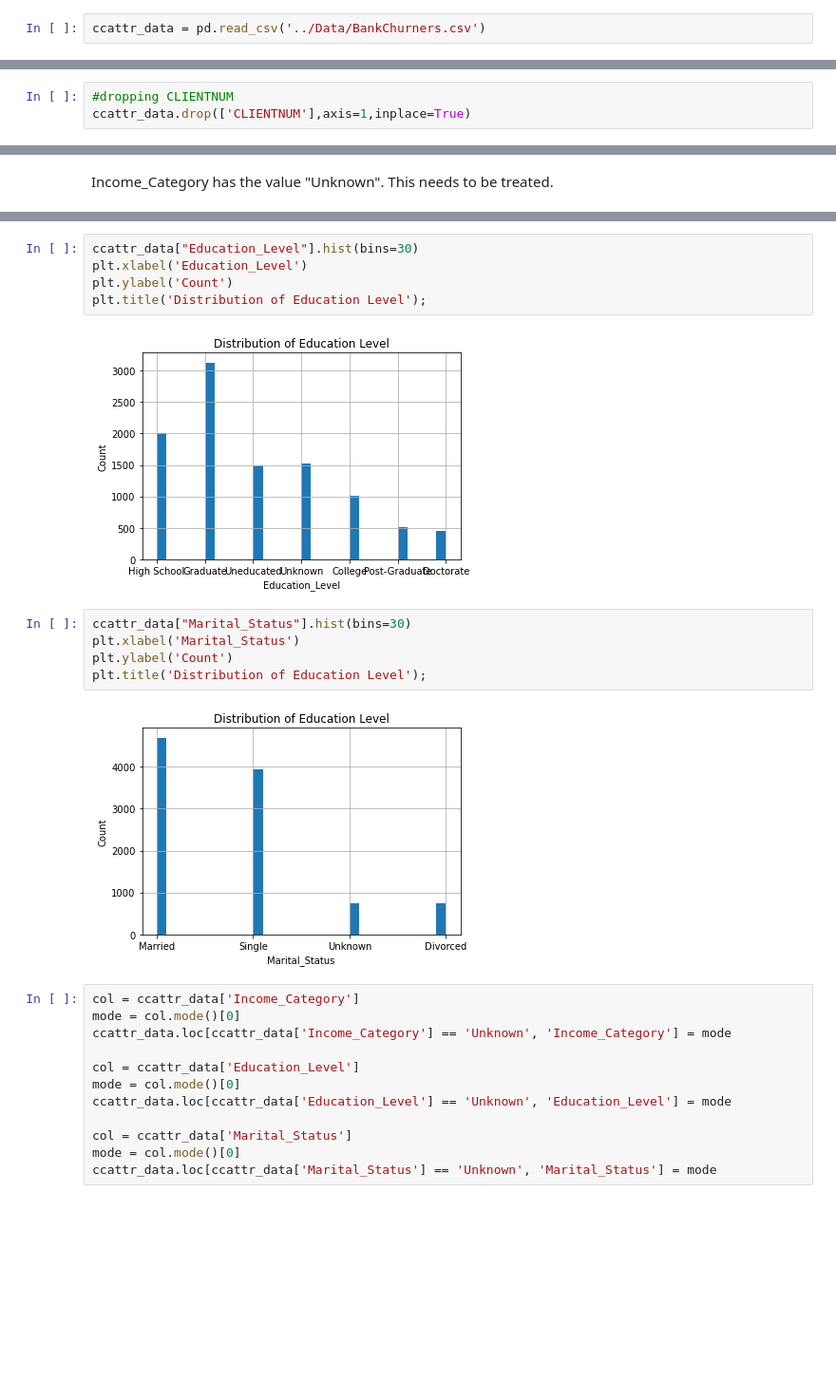
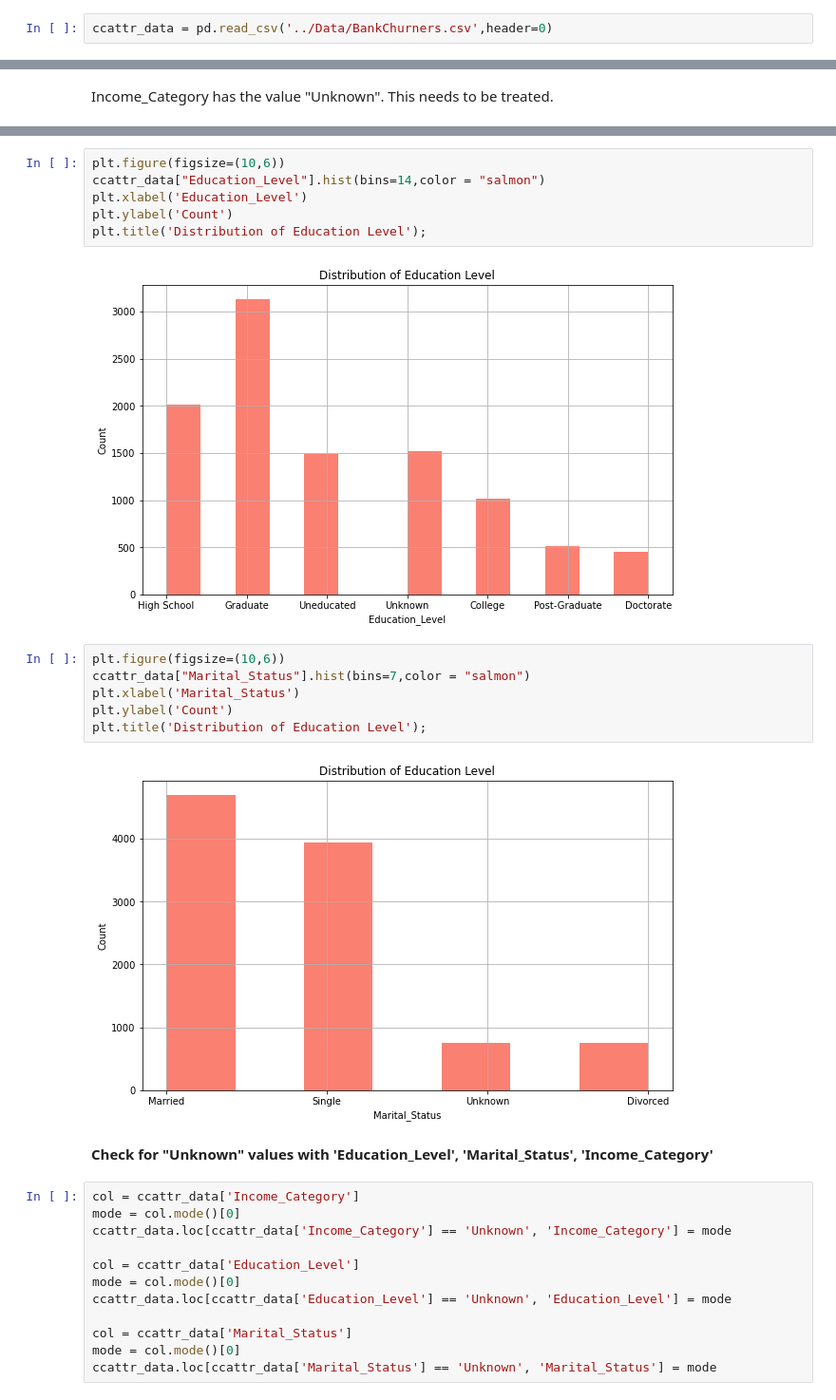
Before and after one commit to shaisid01/Data-Science, a Jupyter notebook: CapstoneProjects/Capstone 2/Notebooks/02_data_wrangling.ipynb, the cells around one changed output, grey strips where cells are left out. Shown at 95% size. Cells and saved outputs as stored; diff of their text form; blank space fills up the shorter version.

```diff
--- a/CapstoneProjects/Capstone 2/Notebooks/02_data_wrangling.ipynb
+++ b/CapstoneProjects/Capstone 2/Notebooks/02_data_wrangling.ipynb
@@ -75,7 +76,7 @@ from library.sb_utils import save_file
 # %% [markdown]
 ## Load The Credit Card Customer Attrition Prediction Data<a id='Load_The_CC_Attrition_Data'></a>
 # %%
-ccattr_data = pd.read_csv('../Data/BankChurners.csv')
+ccattr_data = pd.read_csv('../Data/BankChurners.csv',header=0)
 # %% [markdown]
 Good first steps in auditing the data are the info method and displaying the first few records with head.
 # %%
@@ -252,6 +253,3 @@ dtype: int64
-# %%
-#dropping CLIENTNUM
-ccattr_data.drop(['CLIENTNUM'],axis=1,inplace=True)
 # %%
 # get into more specfic , find the unique values for categorical data
 cat_col = ccattr_data.select_dtypes(include = ['object'])
@@ -414,17 +396,21 @@ plt.title('Distribution of Income Category');
 # %%
-ccattr_data["Education_Level"].hist(bins=30)
+plt.figure(figsize=(10,6))
+ccattr_data["Education_Level"].hist(bins=14,color = "salmon")
 plt.xlabel('Education_Level')
 plt.ylabel('Count')
 plt.title('Distribution of Education Level');
 # %% [output]
-[figure, old version]
+[figure, new version]
 # %%
-ccattr_data["Marital_Status"].hist(bins=30)
+plt.figure(figsize=(10,6))
+ccattr_data["Marital_Status"].hist(bins=7,color = "salmon")
 plt.xlabel('Marital_Status')
 plt.ylabel('Count')
 plt.title('Distribution of Education Level');
 # %% [output]
-[figure, old version]
+[figure, new version]
+# %% [markdown]
+**Check for "Unknown" values with 'Education_Level', 'Marital_Status', 'Income_Category'**
 # %%
 col = ccattr_data['Income_Category']
 mode = col.mode()[0]
```
Also changed, not shown: parts of 64 cells of this notebook.
